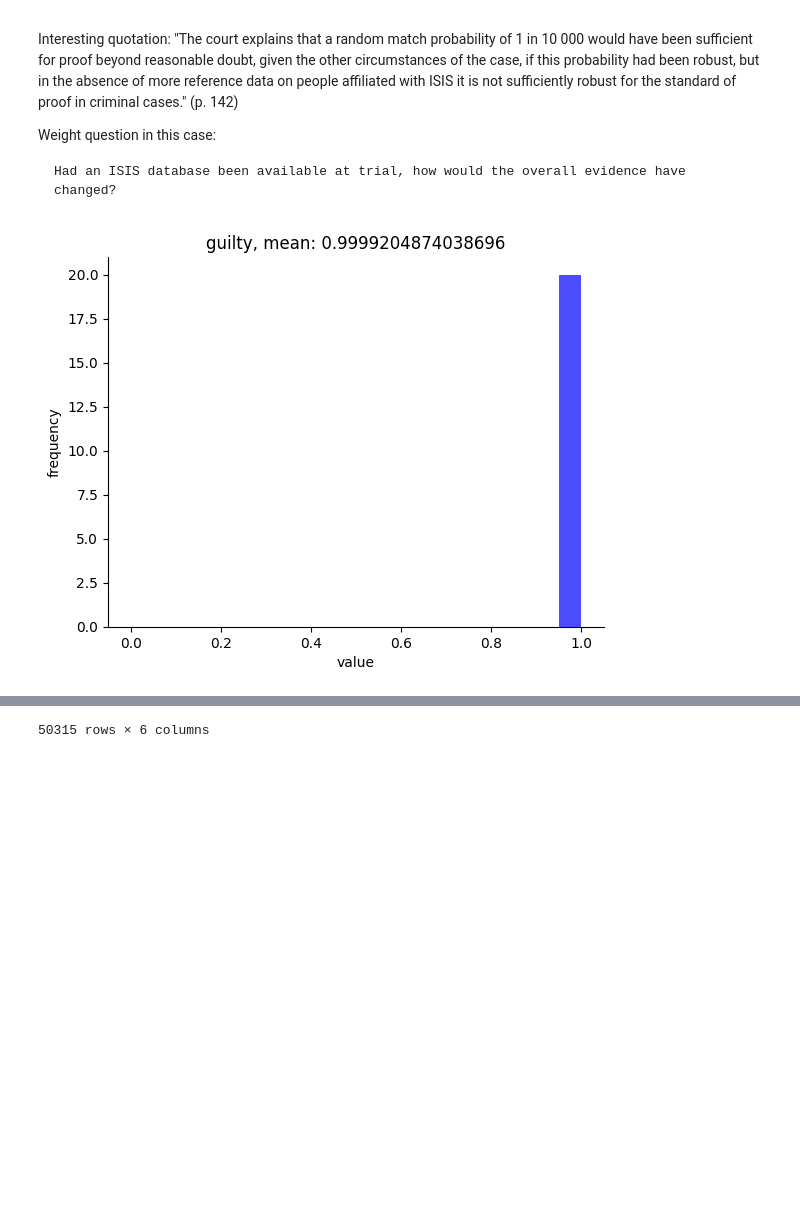
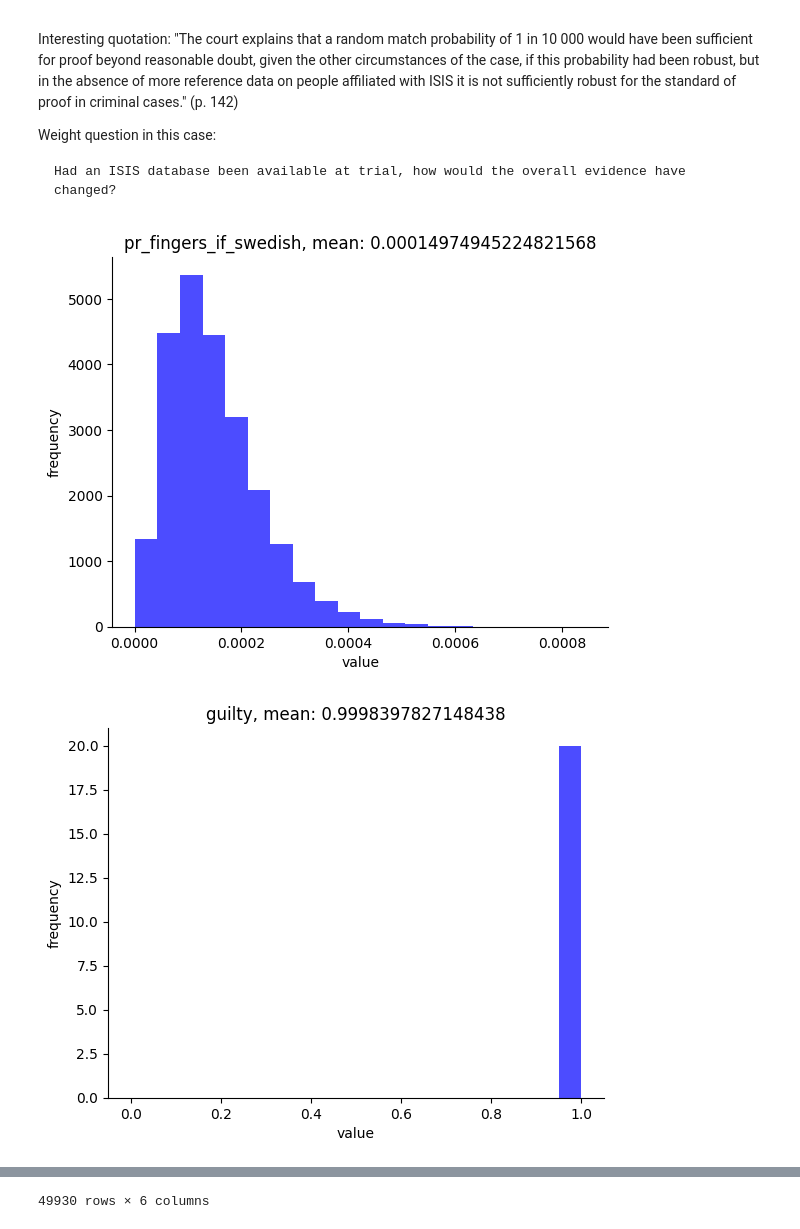
Before and after one commit to rfl-urbaniak/MRbook, a Jupyter notebook: weight-paper/scripts/missing_fingers.ipynb, the cells around one changed output, grey strips where cells are left out. Saved outputs shown, nothing was run; the diff lists cells and outputs as text; code cells hidden in the pictures; blank space fills up the shorter version.

Commit message:
revised fingers

```diff
--- a/weight-paper/scripts/missing_fingers.ipynb
+++ b/weight-paper/scripts/missing_fingers.ipynb
@@ -75,28 +75,29 @@ def weight(posterior: List[float], base = 2) -> float:
 # %%
 def fingers_model_just_sweden():
 
     prob_guilty = pyro.sample("prob_guilty", dist.Beta(1, 1))
 
     guilty = pyro.sample("guilty", dist.Bernoulli(prob_guilty))
 
-    pr_fingers_if_swedish = pyro.sample("pr_fingers_if_swedish", dist.Beta(2, 20000))
+    pr_fingers_if_swedish = pyro.sample("pr_fingers_if_swedish", dist.Beta(3, 20001))
 
     pr_fingers = pyro.deterministic("fingers_prob", guilty * 1 + (1 - guilty) * pr_fingers_if_swedish)
 
     fingers = pyro.sample("fingers", dist.Bernoulli(pr_fingers))
 
 
 pyro.render_model(fingers_model_just_sweden)
 
 with pyro.poutine.trace() as tr:
     with pyro.plate("data", 100000):
         fingers_model_just_sweden()
 
 nodes = tr.trace.nodes
 
 
 
-plot_from_nodes(nodes, filters = {'fingers': 1.0}, nodes_to_plot=["guilty"])
+plot_from_nodes(nodes, filters = {'fingers': 1.0}, nodes_to_plot=["pr_fingers_if_swedish", "guilty"])
 # %% [output]
-[figure, old version]
+[figure, new version]
+[figure, added]
 |  | data | prob_guilty | guilty | pr_fingers_if_swedish | fingers_prob | fingers |
@@ -114 +115 @@ plot_from_nodes(nodes, filters = {'fingers': 1.0}, nodes_to_plot=["guilty"])
-50315 rows × 6 columns
+49930 rows × 6 columns
```
Also changed, not shown: parts of 4 cells of this notebook, 1 other file.
